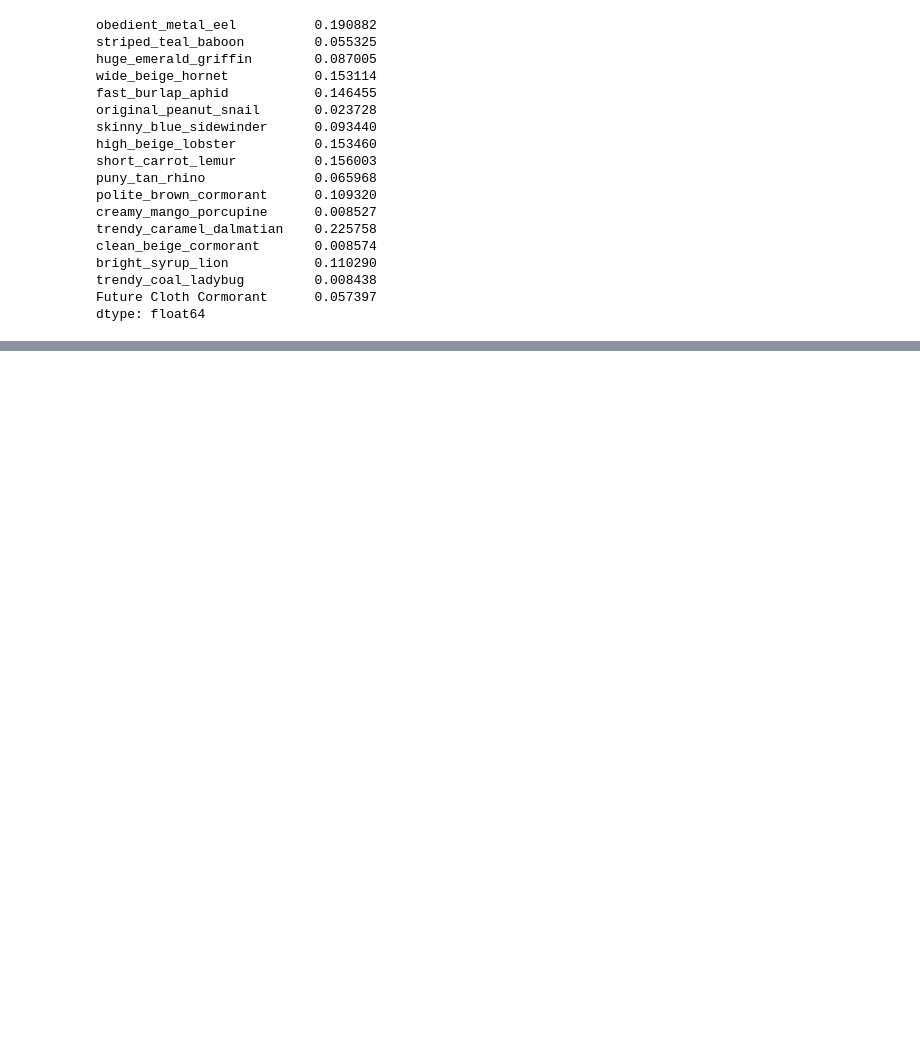
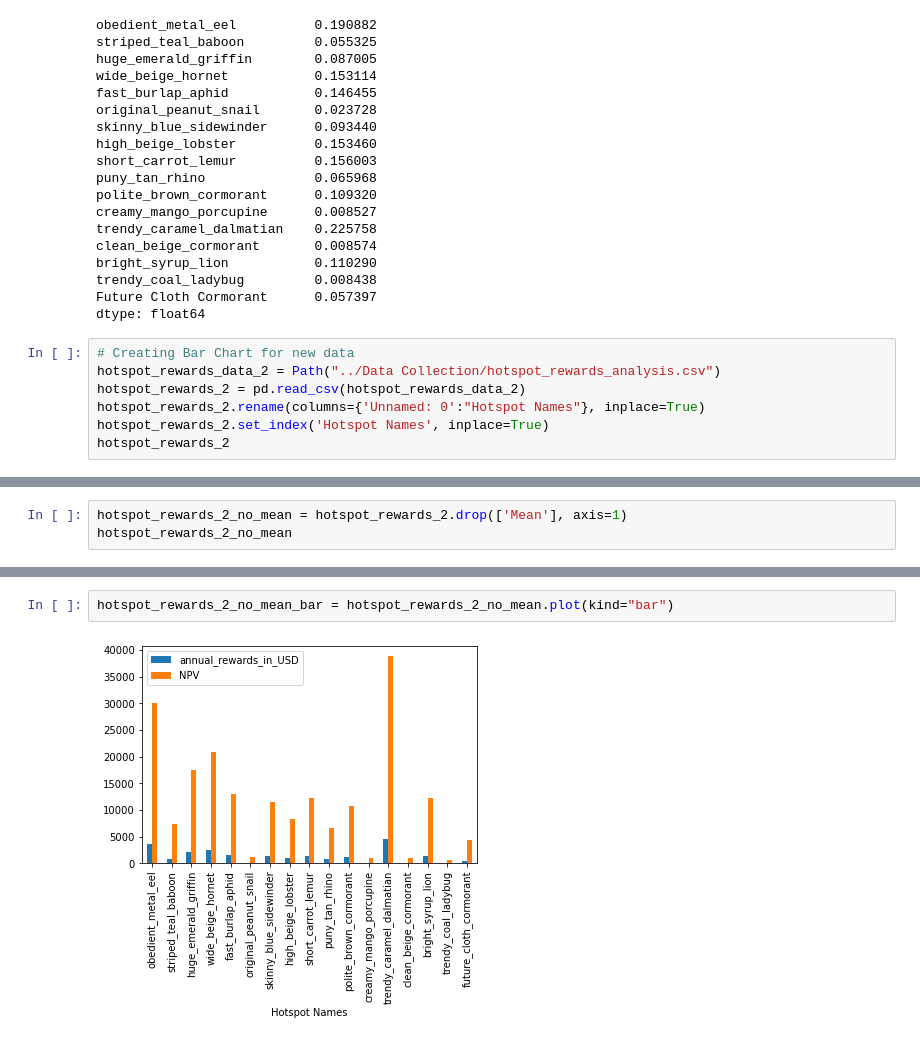
Before and after one commit to Aky0n/Miami-FinTech-Project-1-Team-2, a Jupyter notebook: Data Average & STD/Data_Average_Std.ipynb, the cells around one changed output, grey strips where cells are left out. Cells and saved outputs as stored; diff of their text form; blank space fills up the shorter version.

Commit message:
index name change and made bar graph

```diff
--- a/Data Average & STD/Data_Average_Std.ipynb
+++ b/Data Average & STD/Data_Average_Std.ipynb
@@ -83,3 +83,10 @@ bright_syrup_lion           0.110290
 trendy_coal_ladybug         0.008438
 Future Cloth Cormorant      0.057397
 dtype: float64
+# %%
+# Creating Bar Chart for new data
+hotspot_rewards_data_2 = Path("../Data Collection/hotspot_rewards_analysis.csv")
+hotspot_rewards_2 = pd.read_csv(hotspot_rewards_data_2)
+hotspot_rewards_2.rename(columns={'Unnamed: 0':"Hotspot Names"}, inplace=True)
+hotspot_rewards_2.set_index('Hotspot Names', inplace=True)
+hotspot_rewards_2
@@ -85,0 +113,3 @@ dtype: float64
+# %%
+hotspot_rewards_2_no_mean = hotspot_rewards_2.drop(['Mean'], axis=1)
+hotspot_rewards_2_no_mean
@@ -85,0 +136,4 @@ dtype: float64
+# %%
+hotspot_rewards_2_no_mean_bar = hotspot_rewards_2_no_mean.plot(kind="bar")
+# %% [output]
+[figure, added]
```
Also changed, not shown: parts of 2 cells of this notebook.
